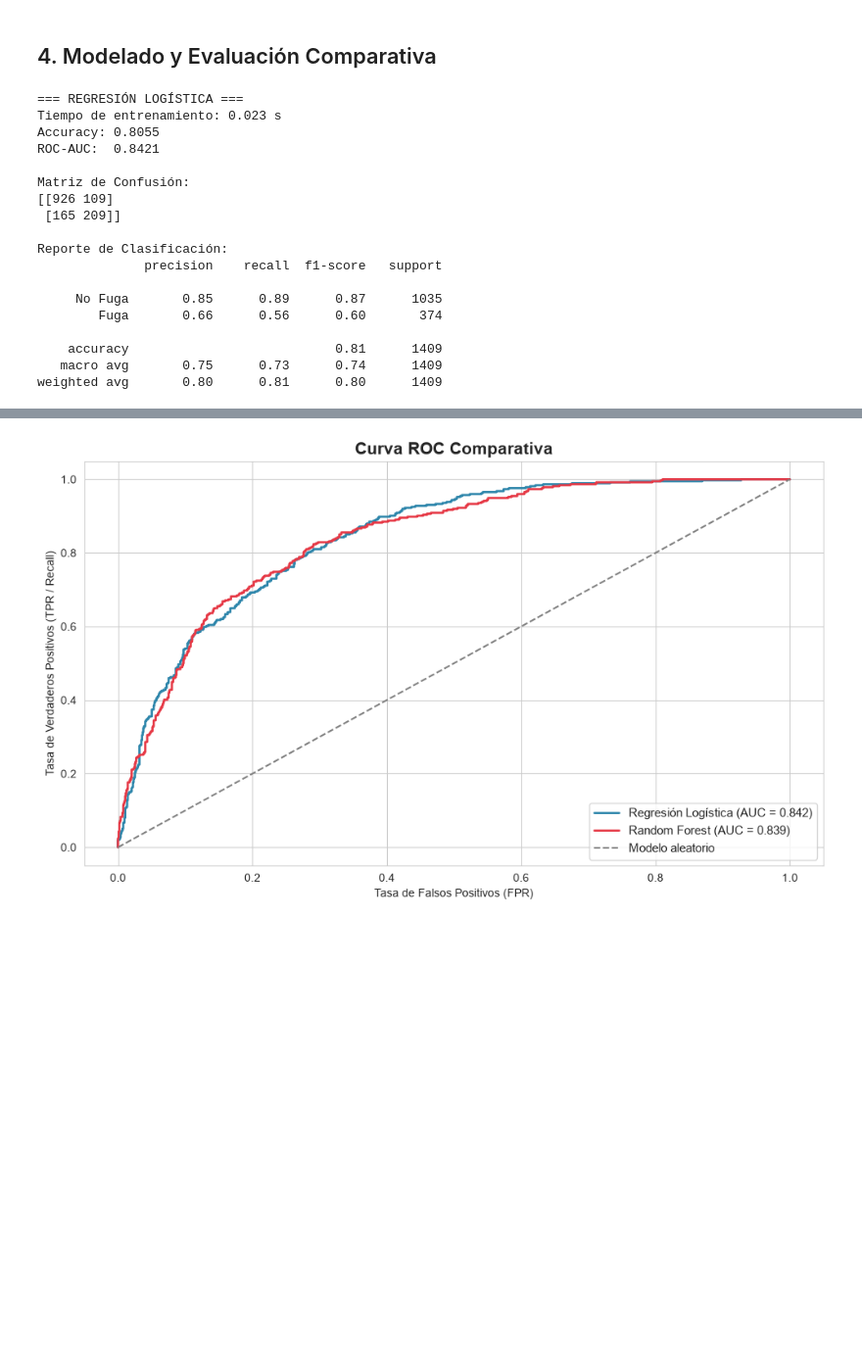
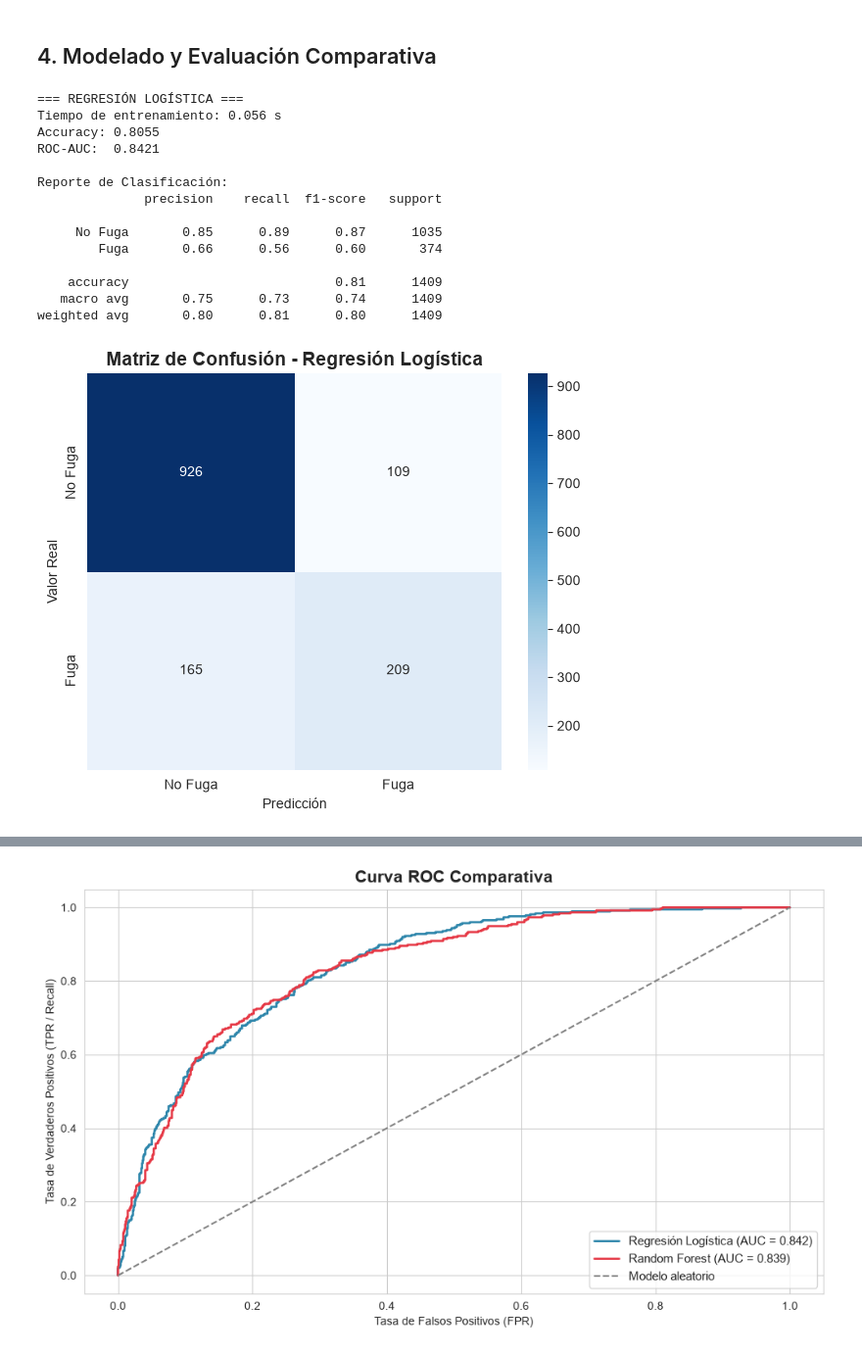
Before and after one commit to ElTioCrack/telco-churn-bi, a Jupyter notebook: notebooks/Telco_Customer_Churn_Analysis.ipynb, the cells around one changed output, grey strips where cells are left out. Shown at 98% size. Saved outputs shown, nothing was run; the diff lists cells and outputs as text; code cells hidden in the pictures; blank space fills up the shorter version.

```diff
--- a/notebooks/Telco_Customer_Churn_Analysis.ipynb
+++ b/notebooks/Telco_Customer_Churn_Analysis.ipynb
@@ -425,40 +430,46 @@ inicio = time.time()
 modelo_lr = LogisticRegression(random_state=RANDOM_STATE, max_iter=1000)
 modelo_lr.fit(X_train_scaled, y_train)
 tiempo_lr = time.time() - inicio
 
 y_pred_lr = modelo_lr.predict(X_test_scaled)
 y_proba_lr = modelo_lr.predict_proba(X_test_scaled)[:, 1]
 
 acc_lr = accuracy_score(y_test, y_pred_lr)
 auc_lr = roc_auc_score(y_test, y_proba_lr)
 
 print('=== REGRESIÓN LOGÍSTICA ===')
 print(f'Tiempo de entrenamiento: {tiempo_lr:.3f} s')
 print(f'Accuracy: {acc_lr:.4f}')
 print(f'ROC-AUC:  {auc_lr:.4f}')
-print('\nMatriz de Confusión:')
-print(confusion_matrix(y_test, y_pred_lr))
 print('\nReporte de Clasificación:')
 print(classification_report(y_test, y_pred_lr, target_names=['No Fuga', 'Fuga']))
+
+# Matriz de confusión (heatmap)
+cm_lr = confusion_matrix(y_test, y_pred_lr)
+fig, ax = plt.subplots(figsize=(6, 5))
+sns.heatmap(cm_lr, annot=True, fmt='d', cmap='Blues',
+            xticklabels=['No Fuga', 'Fuga'], yticklabels=['No Fuga', 'Fuga'], ax=ax)
+ax.set_title('Matriz de Confusión - Regresión Logística', fontsize=14, fontweight='bold')
+ax.set_xlabel('Predicción')
+ax.set_ylabel('Valor Real')
+plt.tight_layout()
+plt.show()
 # %% [output]
 === REGRESIÓN LOGÍSTICA ===
-Tiempo de entrenamiento: 0.023 s
+Tiempo de entrenamiento: 0.056 s
 Accuracy: 0.8055
 ROC-AUC:  0.8421
-
-Matriz de Confusión:
-[[926 109]
- [165 209]]
 
 Reporte de Clasificación:
               precision    recall  f1-score   support
 
      No Fuga       0.85      0.89      0.87      1035
         Fuga       0.66      0.56      0.60       374
 
     accuracy                           0.81      1409
    macro avg       0.75      0.73      0.74      1409
 weighted avg       0.80      0.81      0.80      1409
+[figure, added]
 # %%
 # --- MODELO 2: Random Forest con búsqueda de hiperparámetros básica ---
 param_grid = {
```
Also changed, not shown: parts of 8 cells of this notebook, 1 other file.
